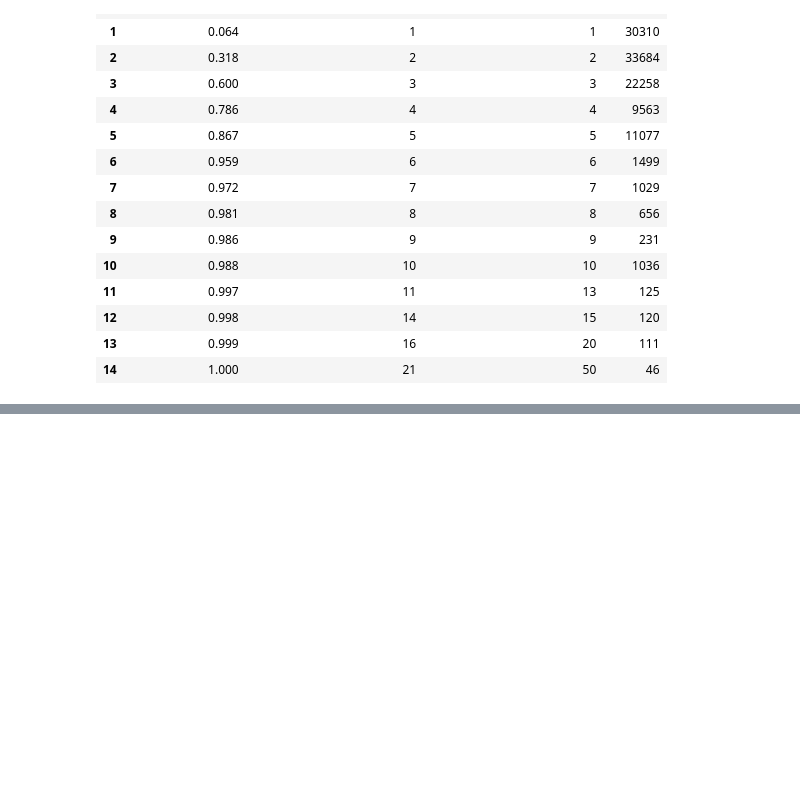
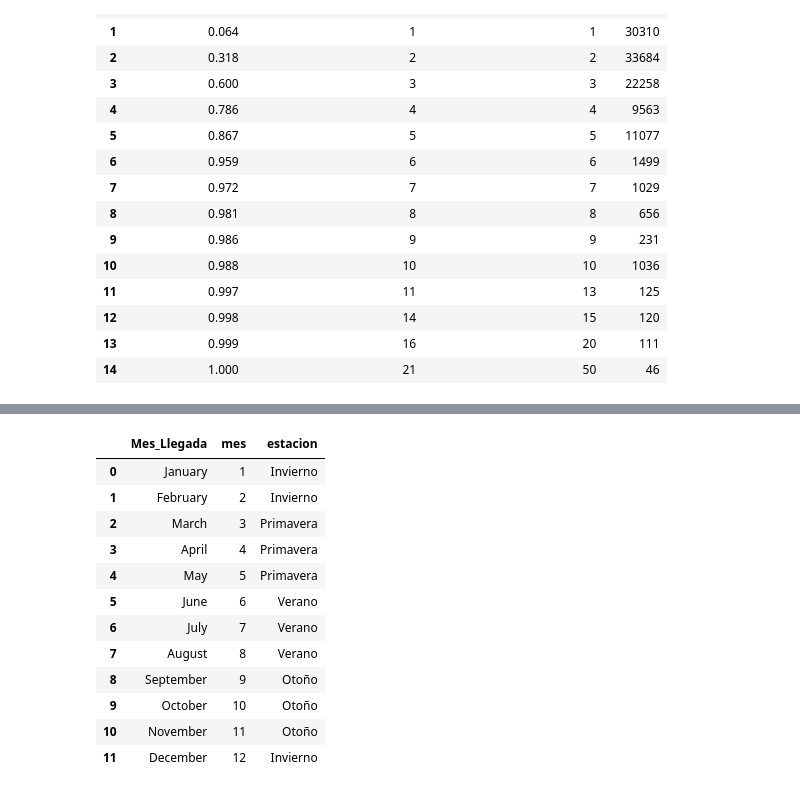
Before and after one commit to user14721068/SQL-para-Analisis-de-Datos, a Jupyter notebook: 2.-Preparación de datos.ipynb, the cells around one changed output, grey strips where cells are left out. Drawn from its saved outputs; the diff is of its cells as text; code cells hidden in the pictures; blank space fills up the shorter version.

```diff
--- a/2.-Preparación de datos.ipynb
+++ b/2.-Preparación de datos.ipynb
@@ -770,0 +847,34 @@ SyntaxError: invalid syntax (1225003914.py, line 4)
+# %%
+# CASE WHEN para crear categorias */
+
+query="""
+select
+    Mes_Llegada,
+    mes,
+    case
+        when mes in (12,1,2) then "Invierno"
+        when mes in (3,4,5) then "Primavera"
+        when mes in (6,7,8) then "Verano"
+        else "Otoño"
+    end as estacion
+from
+    preparacion.hotel
+group by Mes_Llegada, mes, estacion
+order by mes;
+"""
+df = pd.read_sql(query, engine)
+df.head(20)
+# %% [output]
+|  | Mes_Llegada | mes | estacion |
+| 0 | January | 1 | Invierno |
+| 1 | February | 2 | Invierno |
+| 2 | March | 3 | Primavera |
+| 3 | April | 4 | Primavera |
+| 4 | May | 5 | Primavera |
+| 5 | June | 6 | Verano |
+| 6 | July | 7 | Verano |
+| 7 | August | 8 | Verano |
+| 8 | September | 9 | Otoño |
+| 9 | October | 10 | Otoño |
+| 10 | November | 11 | Otoño |
+| 11 | December | 12 | Invierno |
```
Also changed, not shown: parts of 5 cells of this notebook.
